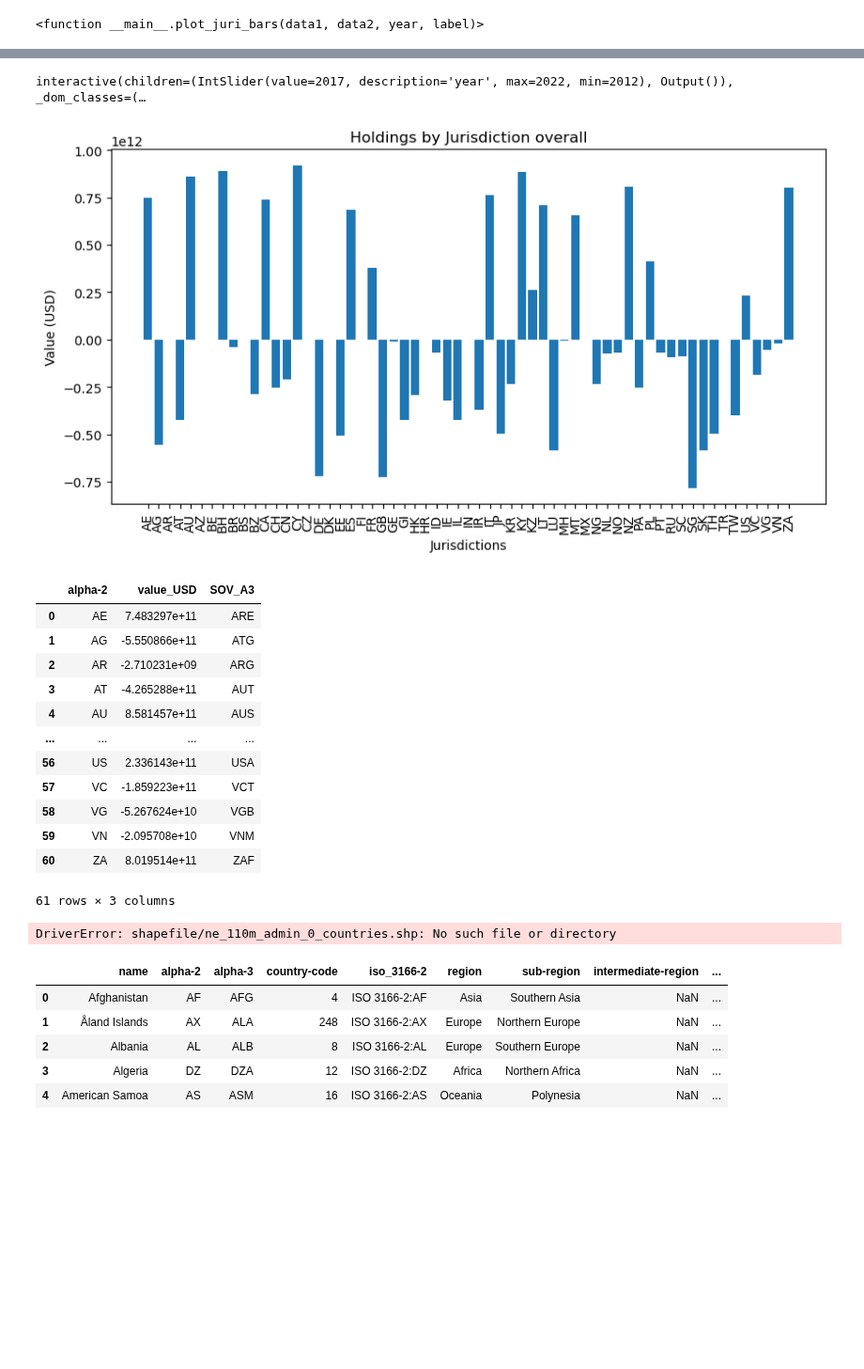
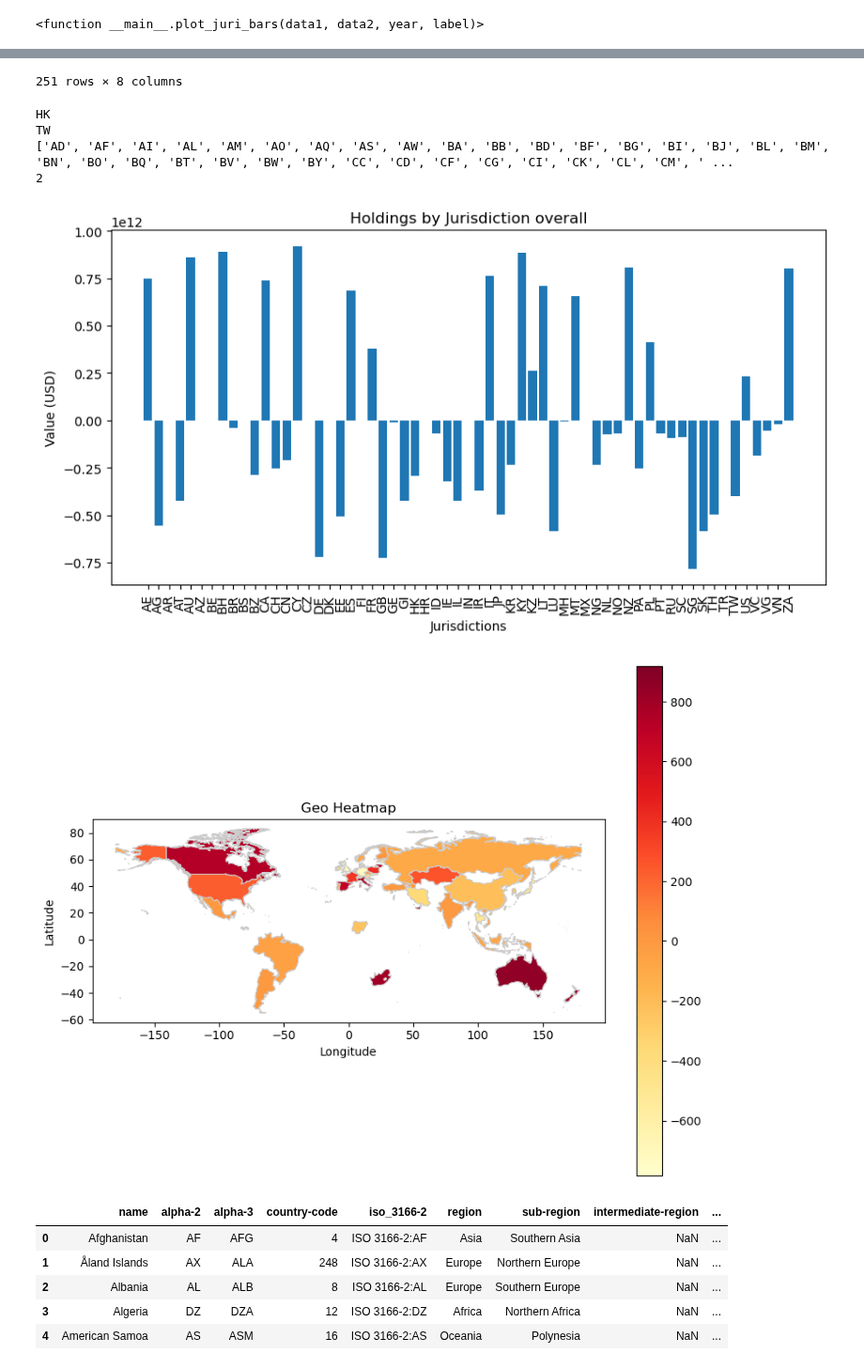
Before and after one commit to FlowDrucka64/MoneyFlow, a Jupyter notebook: data_exploration.ipynb, the cells around one changed output, grey strips where cells are left out. Shown at 94% size. Drawn from its saved outputs; the diff is of its cells as text; code cells hidden in the pictures; blank space fills up the shorter version.

Commit message:
Winkler: Heatmap

```diff
--- a/data_exploration.ipynb
+++ b/data_exploration.ipynb
@@ -351,7 +351,7 @@ interactive(children=(IntSlider(value=2017, description='year', max=2022, min=20
 # %%
 result = src_amounts.copy()
 result['value_USD'] = src_amounts['value_USD'].sub(dst_amounts['value_USD'], axis=0)
-interact(plot_juri_bars,data1=fixed(result),data2=fixed(result),year=(2012,2022,1),label=fixed("Holdings by jurisdictions in"))
+#interact(plot_juri_bars,data1=fixed(result),data2=fixed(result),year=(2012,2022,1),label=fixed("Holdings by jurisdictions in"))
 
 result = result.groupby(['jurisdictions'])['value_USD'].sum().reset_index()
 result = result.sort_values("jurisdictions",ascending=True)
@@ -365,21 +365,46 @@ plt.title('Holdings by Jurisdiction overall')
     # Rotate x-axis labels for better visibility
 plt.xticks(rotation=90)
     # Display the plot
-plt.show()
+#plt.show()
 
 result.rename(columns={'jurisdictions':'alpha-2'},inplace=True)
 country_codes = pd.read_csv('data/country_codes.csv')
 country_codes = country_codes[['alpha-2','alpha-3']]
 merged_df= pd.merge(result,country_codes,on='alpha-2',how='inner')
-merged_df.rename(columns={'alpha-3':'SOV_A3'},inplace=True)
-display(merged_df)
+merged_df.rename(columns={'alpha-2':'ISO'},inplace=True)
+#display(merged_df)
 
 
-map_data = gpd.read_file('shapefile/ne_110m_admin_0_countries.shp')
+
+map_data = gpd.read_file('shapefile/World_Countries__Generalized_.shp')
+#display(sorted(map_data["SOV_A3"].unique()))
+#display(sorted(merged_df["SOV_A3"].unique()))
+#pd.set_option('display.max_columns',None)
+#for col in map_data.columns:
+#    print(col)
+
 display(map_data)
-merged_data = map_data.merge(result, on='SOV_A3')
+
+x1 = merged_df['ISO'].unique()
+
+x2 = sorted(list(map_data['ISO'].unique()))
+
+cnt = 0
+for x in x1:
+    if x not in x2:
+        print(x)
+        cnt+=1
+    else:
+        x2.remove(x)
+
+print(x2)
+print(cnt)
+
+
+merged_data = map_data.merge(merged_df, on='ISO')
 fig, ax = plt.subplots(figsize=(10, 8))
-merged_data.plot(column='value', cmap='YlOrRd', linewidth=0.8, ax=ax, edgecolor='0.8', legend=True)
+merged_data["value_USD"] = merged_data["value_USD"]/1000000000
+merged_data.plot(column='value_USD', cmap='YlOrRd', linewidth=0.8, ax=ax, edgecolor='0.8', legend=True)
 ax.set_title('Geo Heatmap')
 ax.set_xlabel('Longitude')
 ax.set_ylabel('Latitude')
@@ -388,19 +425,10 @@ plt.show()
-interactive(children=(IntSlider(value=2017, description='year', max=2022, min=2012), Output()), _dom_classes=(…
+251 rows × 8 columns
+HK
+TW
+['AD', 'AF', 'AI', 'AL', 'AM', 'AO', 'AQ', 'AS', 'AW', 'BA', 'BB', 'BD', 'BF', 'BG', 'BI', 'BJ', 'BL', 'BM', 'BN', 'BO', 'BQ', 'BT', 'BV', 'BW', 'BY', 'CC', 'CD', 'CF', 'CG', 'CI', 'CK', 'CL', 'CM', ' ...
+2
 [figure]
-|  | alpha-2 | value_USD | SOV_A3 |
-| 0 | AE | 7.483297e+11 | ARE |
-| 1 | AG | -5.550866e+11 | ATG |
-| 2 | AR | -2.710231e+09 | ARG |
-| 3 | AT | -4.265288e+11 | AUT |
-| 4 | AU | 8.581457e+11 | AUS |
-| ... | ... | ... | ... |
-| 56 | US | 2.336143e+11 | USA |
-| 57 | VC | -1.859223e+11 | VCT |
-| 58 | VG | -5.267624e+10 | VGB |
-| 59 | VN | -2.095708e+10 | VNM |
-| 60 | ZA | 8.019514e+11 | ZAF |
-61 rows × 3 columns
-DriverError: shapefile/ne_110m_admin_0_countries.shp: No such file or directory
+[figure, added]
 # %%
 # Load GDP Data
 
```
Also changed, not shown: parts of 1 cell of this notebook, 12 other files.
